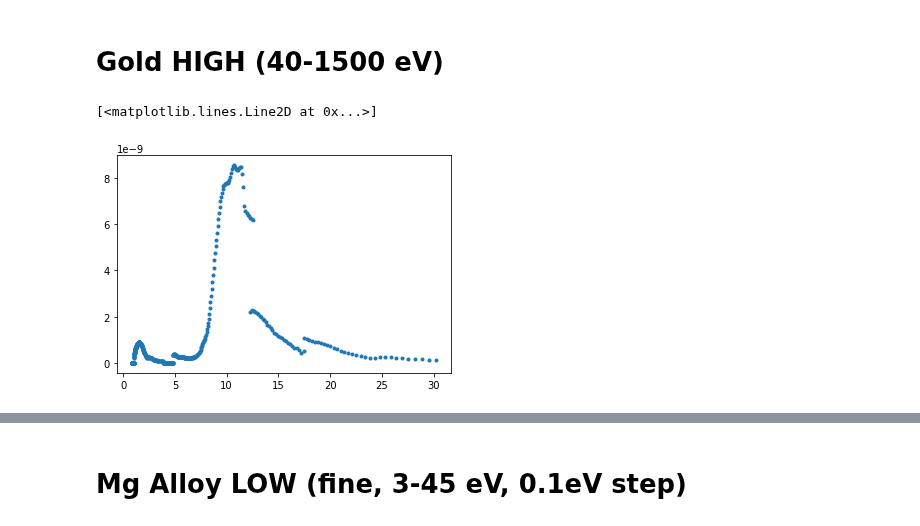
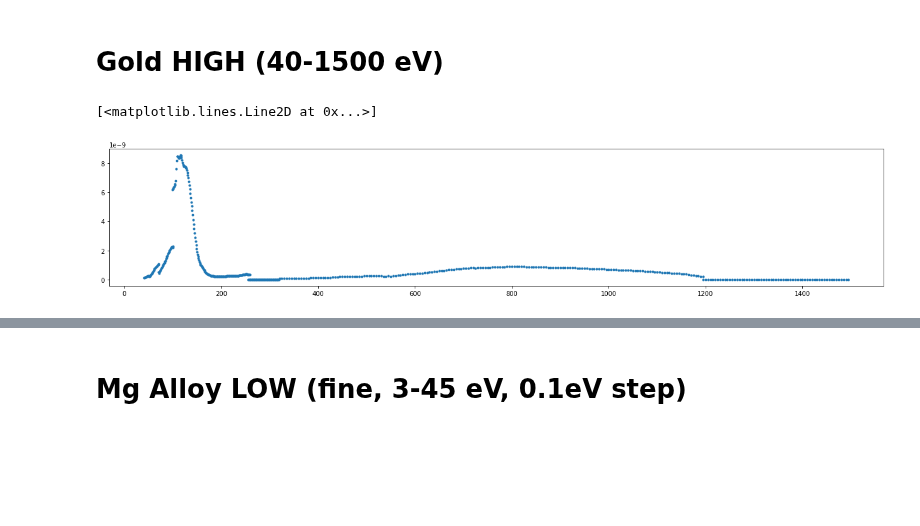
Before and after one commit to sebastiankalos/Elettra_data, a Jupyter notebook: BEAR_analysis_March2022.ipynb, the cells around one changed output, grey strips where cells are left out. Cells and saved outputs as stored; diff of their text form; code cells hidden in the pictures; blank space fills up the shorter version.

```diff
--- a/BEAR_analysis_March2022.ipynb
+++ b/BEAR_analysis_March2022.ipynb
@@ -124,7 +110,7 @@ def get_region_df(reg_filename=str, reg_number=int, material_name=str):
     # function that takes a filename (textfile that should contain BEAR data with a single region), the region number and material name, and outputs a dataframe with the data
     reg = read_file(reg_filename) #call the readfile function (defined above) and store real time, photon energy, beamspot coordinates (x,y), and current readings (sample, monitor, BPM sum)
     #organize the data into the dataframe and return it
-    reg_data = {'phot_E': reg[0], 'I_sample': reg[1], 'I_monitor' : reg[2], 'I_diode': reg[3]}
+    reg_data = {'phot_E': reg[0], 'I_KB': reg[1], 'I_KA' : reg[2], 'I_KC': reg[3]}
     reg_df = pd.DataFrame(data=reg_data)
     reg_df['reg_number'] = reg_number
     reg_df['material_name'] = material_name
@@ -134,7 +120,7 @@ def get_region_df(reg_filename=str, reg_number=int, material_name=str):
 
     #now the photon energy needs to be calibrated
     phot_E_exp = reg[1] #experimental photon energy
-    real_phot_E = []
+    phot_E_real = []
 
     for val in phot_E_exp:
         if val>45 and val<=73:
@@ -154,21 +140,31 @@ def get_region_df(reg_filename=str, reg_number=int, material_name=str):
         else:
             new_val = val
 
-        real_phot_E.append(new_val)
+        phot_E_real.append(new_val)
 
-    reg_df['real_phot_E'] = real_phot_E
+    reg_df['phot_E_real'] = phot_E_real
     return(reg_df)
 # %%
-def concate_regions(file_number=int, N_of_regs=int, material_name=str,reject_regions=list,add_regions_from_file=int):
+def concate_regions(file_number=int, N_of_regs=int, material_name=str,reject_regions=list,add_regions_from_files=list):
+    repetitions = []
+    for i in range(len(add_regions_from_files)):
+        val = add_regions_from_files[i]
+        val_count_sofar = Counter(add_regions_from_files[:i+1])[val]
+        repetitions.append(val_count_sofar)
+
     all_regions = []
-    for i in range(1,N_of_regs+1):
-        if i not in reject_regions: #if a respective index didn't saturate
+    ind = 0
+    for i in range(1,N_of_regs+1): #counting regions from 1, not from 0 (following how the files are written!)
+        if i not in reject_regions: #if a respective index didn't saturate (aka the data's good)
             append_this = get_region_df(reg_filename=f"20220317_arneodo/file(1)_Region {i}__" + "{:04d}".format(file_number) + ".txt",reg_number=i, material_name=material_name)
             all_regions.append(append_this) #append the dataframe to others
         else: #if a region did saturate (or shall be removed for some other reason)
-            if add_regions_from_file != 0: #if the new file is legit
-                new_reg_ind = reject_regions.index(i)+1 #substitute region numbering would start from 1 again
-                append_this = get_region_df(reg_filename=f"20220317_arneodo/file(1)_Region {new_reg_ind}__" + "{:04d}".format(add_regions_from_file) + ".txt",reg_number=i, material_name=material_name)
+            new_file_number = add_regions_from_files[ind]
+            if new_file_number != 0: #if the new file is legit
+
+                new_reg_ind = repetitions[ind] #substitute region numbering would start from 1 again
+                append_this = get_region_df(reg_filename=f"20220317_arneodo/file(1)_Region {new_reg_ind}__" + "{:04d}".format(new_file_number) + ".txt",reg_number=i, material_name=material_name)
                 all_regions.append(append_this) #append the dataframe to others
+            ind += 1
     df = pd.concat(all_regions, ignore_index=True, sort=False) #combine all used regions
     return df
@@ -510,12 +800,15 @@ Text(0, 0.5, 'sample current [A]')
 # %%
 mat_name = 'Gold_high'
 mat_file_number = 10
 mat_N_of_regs = 6
-reject_regs = [5,6] #a list of regions that saturated (or just need to be removed) in the respective scan - indexed from 1, as in the files themselves!
-add_regs_from_file = 11 #number of file from which the saturated regions shall be substituted from (set 0 if it's supposed to stay empty)
+reject_regs = [5,6] #a list of regions that saturated (or just need to be removed) in the respective scan - indexed from 1, as in the files themselves! (in order!)
+add_regs_from_files = [11,11] #number of files from which each respective saturated region shall be substituted from (set 0 if it's supposed to stay empty)
 
-Gold_high_df = concate_regions(file_number=mat_file_number,N_of_regs=mat_N_of_regs,material_name=mat_name,reject_regions=reject_regs,add_regions_from_file=add_regs_from_file)
-plt.plot(convert_eV_to_nm(Gold_high_df['phot_E']),Gold_high_df['I_sample'],'.')
+Gold_high_df = concate_regions(file_number=mat_file_number,N_of_regs=mat_N_of_regs,material_name=mat_name,reject_regions=reject_regs,add_regions_from_files=add_regs_from_files)
+#subtract_offsets(Gold_high_df,offsets_df)
+
+figure(figsize=(22, 4))
+plt.plot(Gold_high_df['phot_E'],Gold_high_df['I_KB'],'.')
 # %% [output]
 [<matplotlib.lines.Line2D at 0x...>]
-[figure, old version]
+[figure, new version]
```
Also changed, not shown: parts of 51 cells of this notebook, 9 other files.
